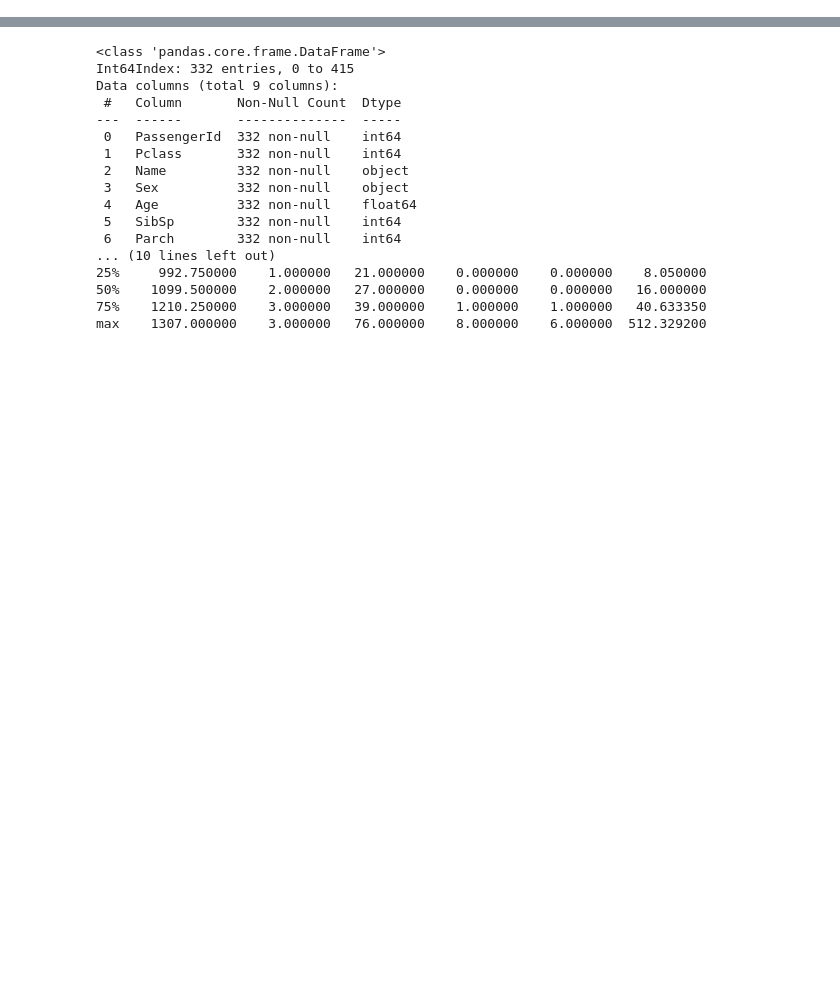
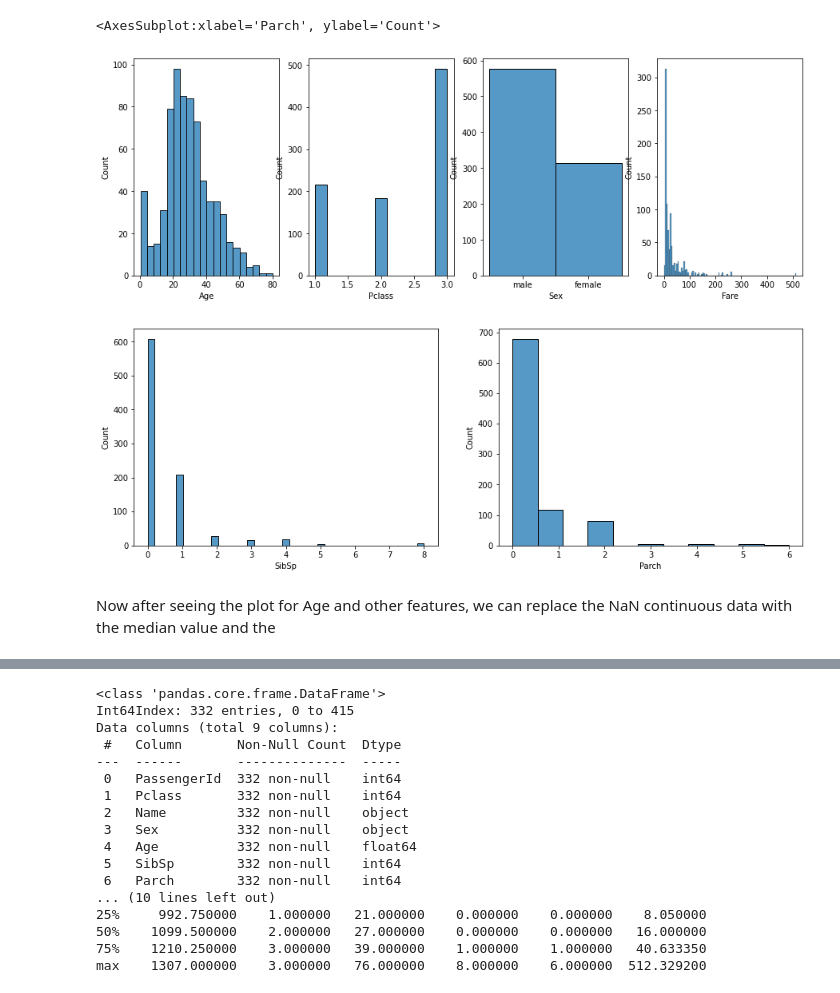
Before and after one commit to Barry0121/SFHack_TODO, a Jupyter notebook: data_analysis/analysis.ipynb, the cells around one changed output, grey strips where cells are left out. Drawn from its saved outputs; the diff is of its cells as text; code cells hidden in the pictures; blank space fills up the shorter version.

```diff
--- a/data_analysis/analysis.ipynb
+++ b/data_analysis/analysis.ipynb
@@ -18,9 +22,11 @@ Lets see how many NaN values are there in each feature
 # %%
 # create a copy of the original dataset
-train_clean = train.copy(deep = True)
-test_clean = test.copy(deep=True)
+train_copy = train.copy(deep = True)
 
-print("Numbers of NaN values in training data: \n", train_clean.isnull().sum(), "\nTotal number of variables: ", train_clean.shape[0])
-print("\n")
-print("Numbers of NaN values in training data: \n", test_clean.isnull().sum(), "\nTotal number of variables: ", test_clean.shape[0])
+print('Datatypes of each feature: \n', train_copy.info())
+
+print("Numbers of NaN values in training data: \n", train_copy.isnull().sum(),
+      "\nTotal number of variables: ", train_copy.shape[0])
+
+train_copy
 # %% [output]
@@ -62,0 +80,18 @@ See the caveats in the documentation: https://pandas.pydata.org/pandas-docs/stab
+# %%
+# distribution of each continuous feature
+figure, axs = plt.subplots(nrows=1, ncols=4, figsize=(15,5))
+sns.histplot(data=train_copy["Age"], ax=axs[0])
+sns.histplot(data=train_copy['Pclass'], ax=axs[1])
+sns.histplot(data=train_copy['Sex'], ax=axs[2])
+sns.histplot(data=train_copy['Fare'], ax=axs[3])
+
+figure2, axs2 = plt.subplots(nrows=1, ncols=2, figsize=(15,5))
+sns.histplot(data=train_copy["SibSp"], ax=axs2[0])
+sns.histplot(data=train_copy['Parch'], ax=axs2[1])
+# %% [output]
+<AxesSubplot:xlabel='Parch', ylabel='Count'>
+[figure, added]
+[figure, added]
+# %% [markdown]
+Now after seeing the plot for Age and other features, we can replace the NaN continuous data with the median value and
+the
```
Also changed, not shown: parts of 22 cells of this notebook, 2 other files.
